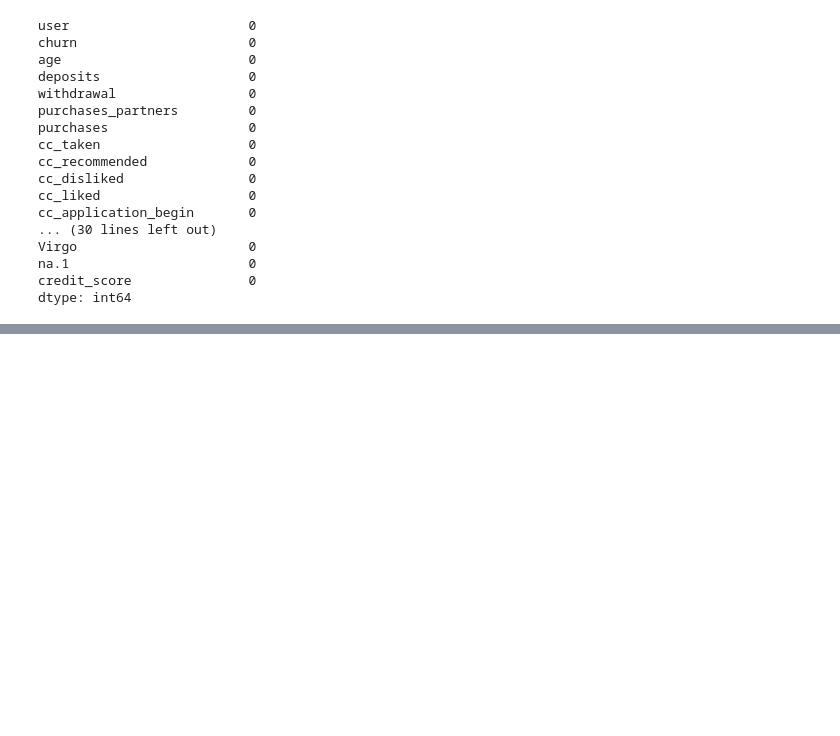
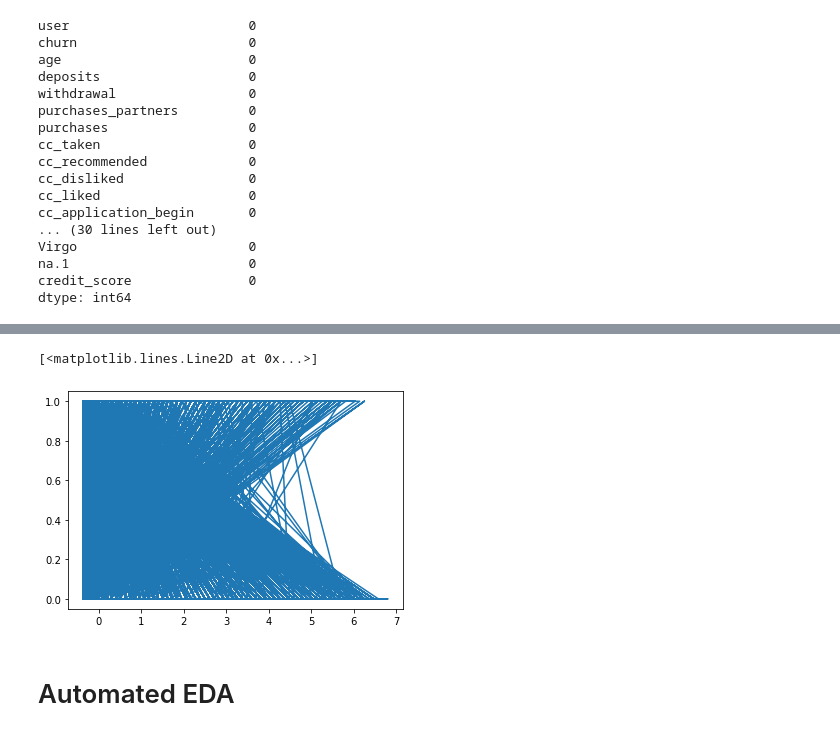
Before and after one commit to bhavnish97/Customer-ChurnRate-Analysis, a Jupyter notebook: Customer-Churn-Analysis.ipynb, the cells around one changed output, grey strips where cells are left out. Saved outputs shown, nothing was run; the diff lists cells and outputs as text; code cells hidden in the pictures; blank space fills up the shorter version.

```diff
--- a/Customer-Churn-Analysis.ipynb
+++ b/Customer-Churn-Analysis.ipynb
@@ -152,0 +208,2 @@ dtype: int64
+# %%
+y = new_data['churn']
@@ -152,0 +225,3 @@ dtype: int64
+# %%
+from sklearn.model_selection import train_test_split
+X_train, X_test, y_train, y_test = train_test_split(X,y,test_size=0.2,random_state=48)
@@ -152,0 +236,7 @@ dtype: int64
+# %%
+from sklearn.preprocessing import StandardScaler
+scaler = StandardScaler()
+scaled_Xtrain = scaler.fit_transform(X_train)
+scaled_Xtest = scaler.transform(X_test)
+# %%
+scaled_df = pd.DataFrame(data = scaled_Xtrain, columns=X.columns)
@@ -152,0 +280,5 @@ dtype: int64
+# %%
+plt.plot(scaled_df['deposits'], y_train)
+# %% [output]
+[<matplotlib.lines.Line2D at 0x...>]
+[figure, added]
@@ -152,0 +287,2 @@ dtype: int64
+# %% [markdown]
+# Automated EDA
```
Also changed, not shown: parts of 15 cells of this notebook.
